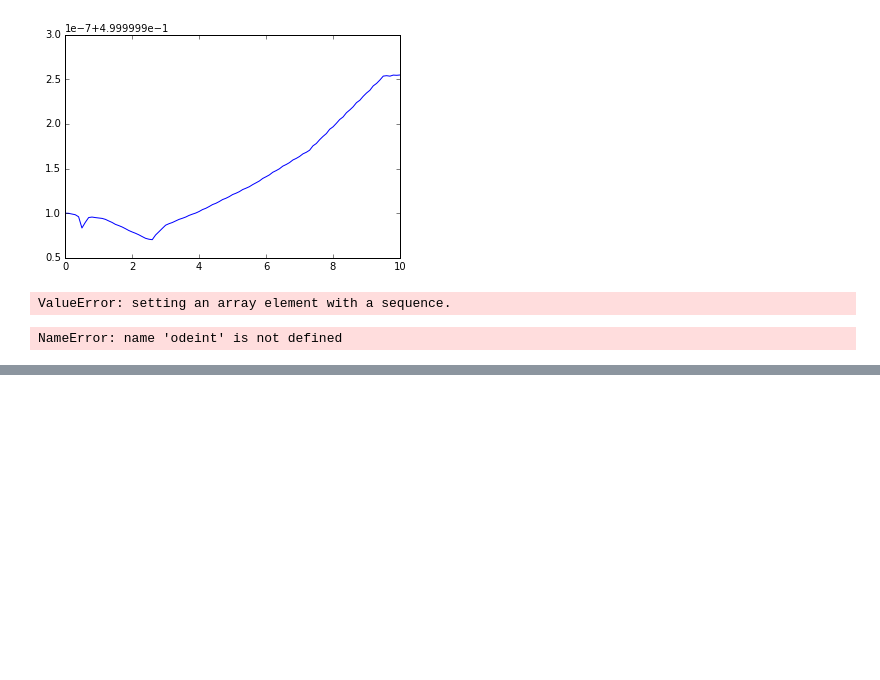
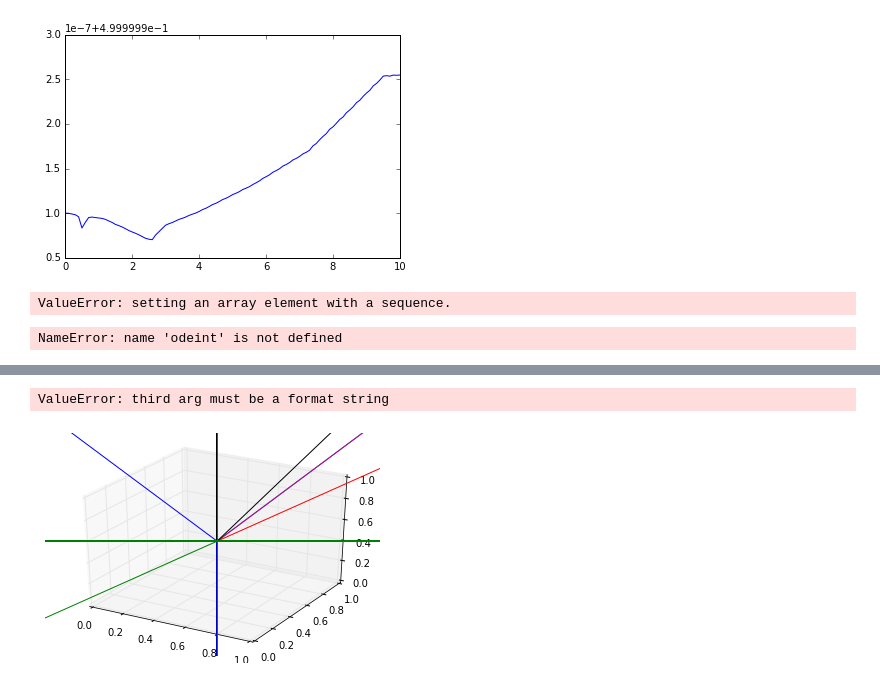
Before and after one commit to pitt1321/B-Field-Charge-Configurations-, a Jupyter notebook: Final Project (Grant, Nick, Robert) .ipynb, the cells around one changed output, grey strips where cells are left out. Drawn from its saved outputs; the diff is of its cells as text; code cells hidden in the pictures; blank space fills up the shorter version.

Commit message:
tried to plot

```diff
--- a/Final Project (Grant, Nick, Robert) .ipynb
+++ b/Final Project (Grant, Nick, Robert) .ipynb
@@ -472,0 +502,17 @@ ValueError: too many values to unpack (expected 48)
+# %%
+%matplotlib inline
+import matplotlib.pyplot as plt
+from mpl_toolkits.mplot3d import Axes3D
+fig = plt.figure()
+ax = fig.gca(projection='3d')
+ax.plot(Ring[:,0], Ring[:,1], Ring[:,2], Ring[:,6], Ring[:,7], Ring[:,8],
+        Ring[:,12], Ring[:,13], Ring[:,14], Ring[:,18], Ring[:,19], Ring[:,20],
+        Ring[:,24], Ring[:,25], Ring[:,26], Ring[:,30], Ring[:,31], Ring[:,32],
+        Ring[:,36], Ring[:,37], Ring[:,38], Ring[:,42], Ring[:,43], Ring[:,44])
+ax.set_xlabel('x')
+ax.set_ylabel('y')
+ax.set_zlabel('z')
+plt.show()
+# %% [output]
+ValueError: third arg must be a format string
+[figure, added]
```
Also changed, not shown: parts of 3 cells of this notebook.
